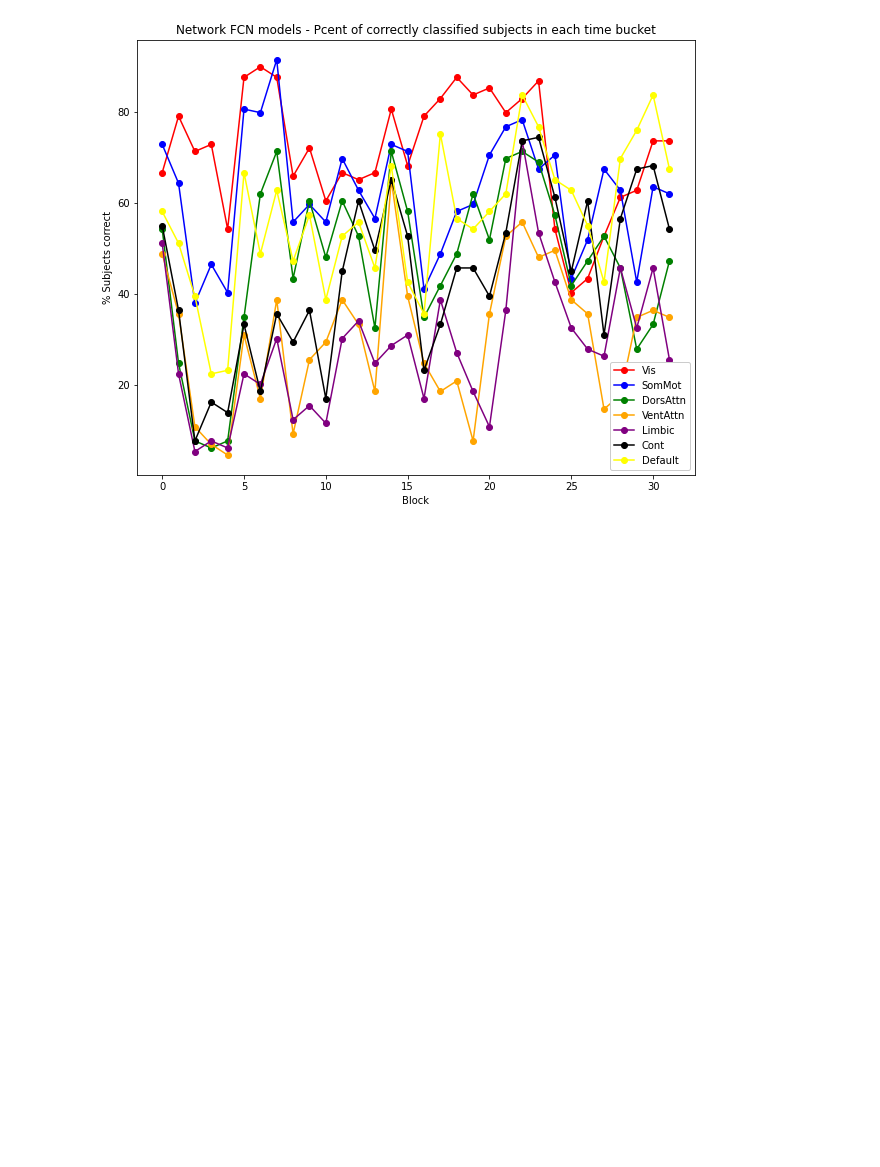
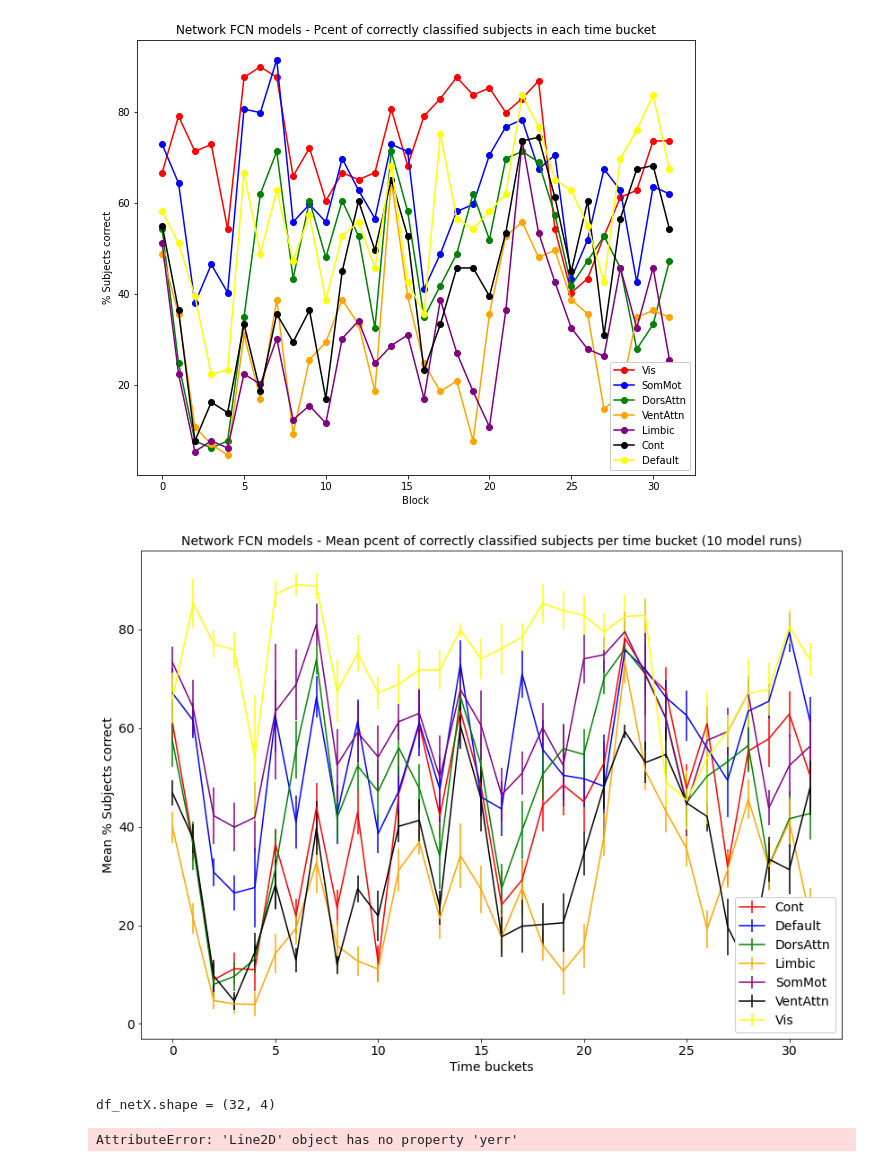
Before and after one commit to hanmacrad2/FCNs_GCNs_classify_fmri, a Jupyter notebook: Results_plot.ipynb, the cells around one changed output. Saved outputs shown, nothing was run; the diff lists cells and outputs as text; code cells hidden in the pictures; blank space fills up the shorter version.

Commit message:
Network model stats std + mean

```diff
--- a/Results_plot.ipynb
+++ b/Results_plot.ipynb
@@ -237,0 +240,45 @@ plot_network_acc_pcent(df_network_results)
+# %%
+for key, group in df.groupby('quality'):
+    group.plot('insert', 'mean', yerr='std',
+               label=key, ax=ax)
+# %%
+def plot_model_stats2(df_results, index):
+
+    'Plot mean/std of pcentage correct of subjects across time buckets'
+
+    #Plot
+    plt.figure(figsize=(10, 8))
+    networks = ['Vis', 'SomMot', 'DorsAttn','VentAttn', 'Limbic', 'Cont', 'Default']
+    colors = ["red", "blue" , "green", "orange", "purple", 'black', 'yellow']
+
+    count = 0
+    for key, group in df.groupby('quality'):
+        group.plot('insert', 'mean', yerr='std', label=key, ax=ax, color = colors[count])
+
+    plt.title(f'Network FCN models - Mean pcent of correctly classified subjects per time bucket (10 model runs)')
+    plt.xlabel('Block')
+    plt.ylabel('Mean % Subjects correct')
+    plt.legend(loc="lower right", framealpha = 1)
+    plt.show()
+# %%
+def plot_model_stats2(df_results, index):
+
+    'Plot mean/std of pcentage correct of subjects across time buckets'
+
+    #Plot
+    fig, ax = plt.subplots(figsize=(14, 10))
+    networks = ['Vis', 'SomMot', 'DorsAttn','VentAttn', 'Limbic', 'Cont', 'Default']
+    colors = ["red", "blue" , "green", "orange", "purple", 'black', 'yellow']
+    count = 0
+    for key, group in df_results.groupby('network'):
+        group.plot('time_bucket', 'mean_pcent_fcn', yerr='std_pcent_fcn', label=key, ax = ax, color = colors[count])
+        count += 1
+    ax.title.set_text(f'Network FCN models - Mean pcent of correctly classified subjects per time bucket (10 model runs)')
+    ax.set_xlabel('Time buckets')
+    ax.set_ylabel('Mean % Subjects correct')
+    ax.legend(loc="lower right", framealpha = 1)
+    fig.show()
+# %%
+plot_model_stats2(df_model_stats, index)
+# %% [output]
+[figure, added]
@@ -237,0 +306,5 @@ plot_network_acc_pcent(df_network_results)
+# %%
+plot_model_stats(df_model_stats, index)
+# %% [output]
+df_netX.shape = (32, 4)
+AttributeError: 'Line2D' object has no property 'yerr'
```
Also changed, not shown: parts of 7 cells of this notebook.
